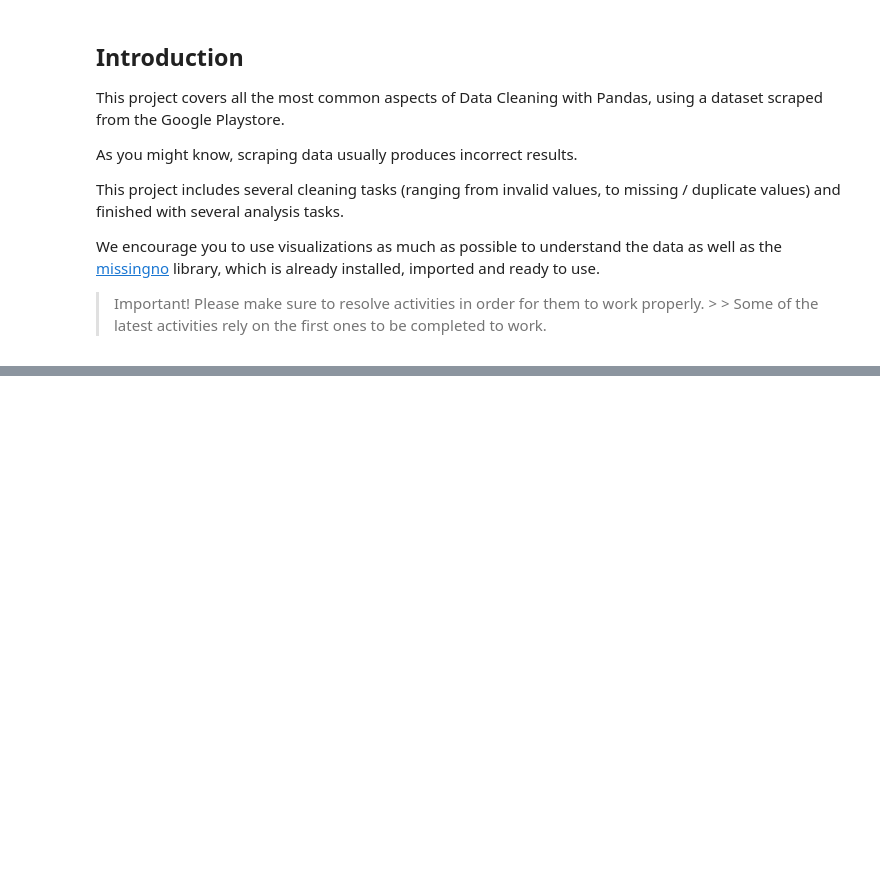
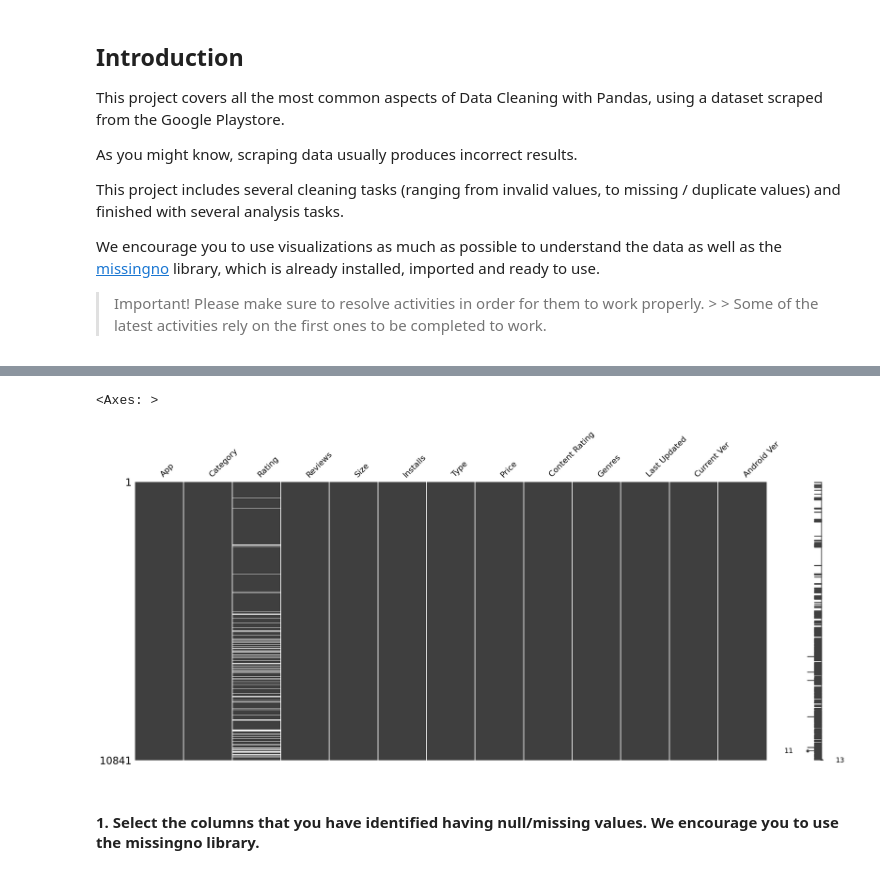
Before and after one commit to Ashish-khanagwal/Artificial-Intelligence, a Jupyter notebook: 4. Pandas/inter-Google-Playstore-dataset.ipynb, the cells around one changed output, grey strips where cells are left out. Saved outputs shown, nothing was run; the diff lists cells and outputs as text; code cells hidden in the pictures; blank space fills up the shorter version.

```diff
--- a/4. Pandas/inter-Google-Playstore-dataset.ipynb
+++ b/4. Pandas/inter-Google-Playstore-dataset.ipynb
@@ -31,0 +122,7 @@ df.head()
+# %%
+msno.matrix(df)
+# %% [output]
+<Axes: >
+[figure, added]
+# %% [markdown]
+#### 1. Select the columns that you have identified having null/missing values. We encourage you to use the missingno library.
```
Also changed, not shown: parts of 33 cells of this notebook, 1 other file.
